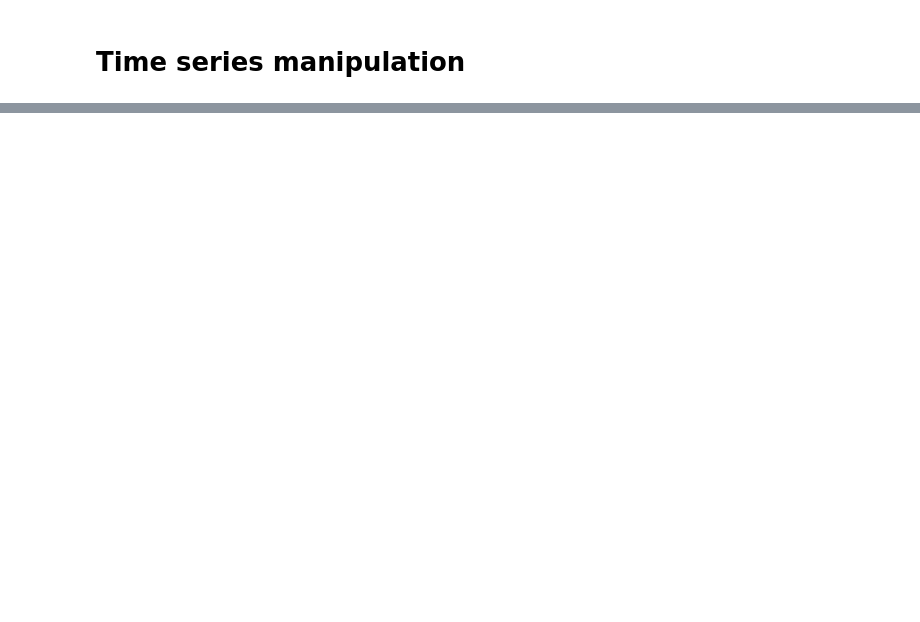
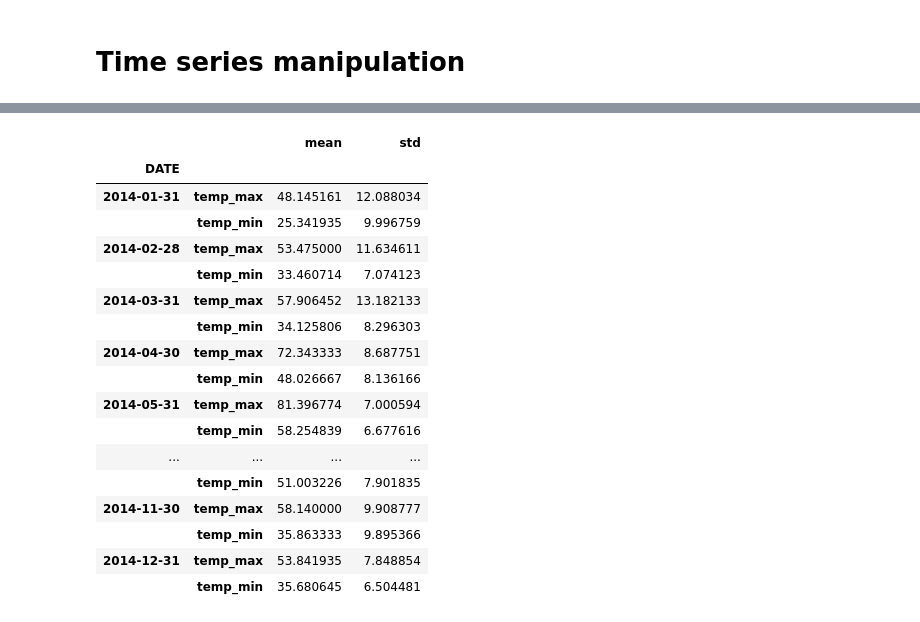
Before and after one commit to tiyd-python-2015-05/curriculum, a Jupyter notebook: data/week4/01 - Pandas.ipynb, the cells around one changed output, grey strips where cells are left out. Cells and saved outputs as stored; diff of their text form; code cells hidden in the pictures; blank space fills up the shorter version.

```diff
--- a/data/week4/01 - Pandas.ipynb
+++ b/data/week4/01 - Pandas.ipynb
@@ -122,0 +463,23 @@ plt.show()
+# %%
+mean_temps = rdu_weather[["temp_max", "temp_min"]].resample("M", how=["mean", "std"])
+# %%
+mean_temps.stack(0)
+# %% [output]
+|  |  | mean | std |
+| DATE |  |  |  |
+| 2014-01-31 | temp_max | 48.145161 | 12.088034 |
+|  | temp_min | 25.341935 | 9.996759 |
+| 2014-02-28 | temp_max | 53.475000 | 11.634611 |
+|  | temp_min | 33.460714 | 7.074123 |
+| 2014-03-31 | temp_max | 57.906452 | 13.182133 |
+|  | temp_min | 34.125806 | 8.296303 |
+| 2014-04-30 | temp_max | 72.343333 | 8.687751 |
+|  | temp_min | 48.026667 | 8.136166 |
+| 2014-05-31 | temp_max | 81.396774 | 7.000594 |
+|  | temp_min | 58.254839 | 6.677616 |
+| ... | ... | ... | ... |
+|  | temp_min | 51.003226 | 7.901835 |
+| 2014-11-30 | temp_max | 58.140000 | 9.908777 |
+|  | temp_min | 35.863333 | 9.895366 |
+| 2014-12-31 | temp_max | 53.841935 | 7.848854 |
+|  | temp_min | 35.680645 | 6.504481 |
```
Also changed, not shown: parts of 41 cells of this notebook, 2 other files.
